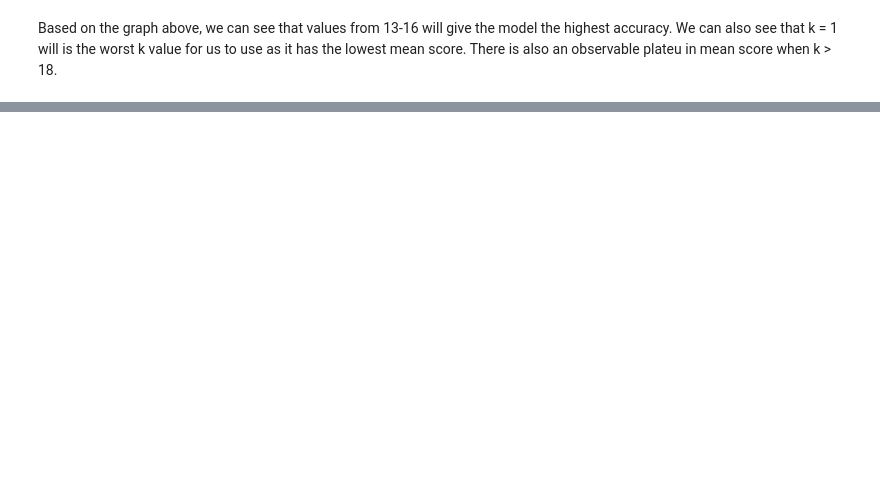
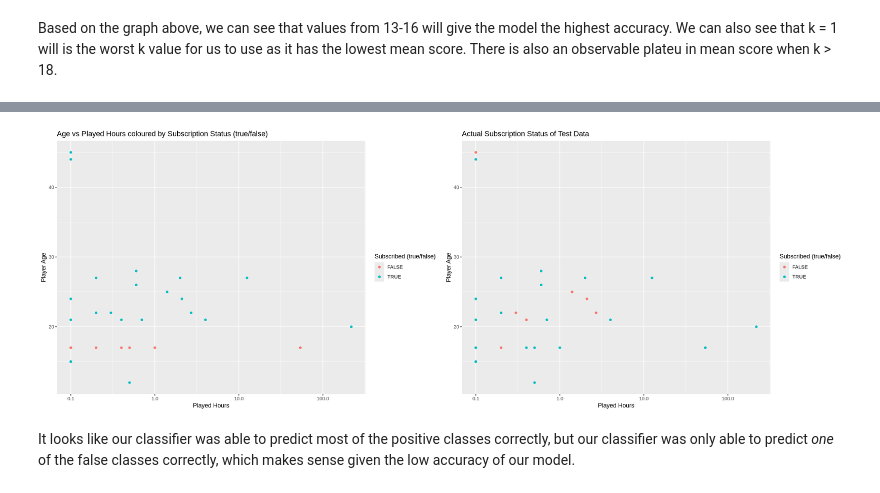
Before and after one commit to navis17/DSCI-100-Group-Project-Final-Report, a Jupyter notebook: Methods and Results.ipynb, the cells around one changed output, grey strips where cells are left out. Cells and saved outputs as stored; diff of their text form; code cells hidden in the pictures; blank space fills up the shorter version.

```diff
--- a/Methods and Results.ipynb
+++ b/Methods and Results.ipynb
@@ -231,0 +223,23 @@ Now that we know what the best value of k is, we can create our classifier model
+# %%
+final_spec <- nearest_neighbor(weight_func = "rectangular", neighbors = 13) |>
+    set_engine("kknn") |>
+    set_mode("classification")
+
+final_workflow <- workflow() |>
+    add_recipe(players_recipe) |>
+    add_model(final_spec) |>
+    fit(data = players_train)
+
+
+predictions<- predict(final_workflow, players_test) |>
+bind_cols(players_test)
+predictions
+
+options(repr.plot.width = 9, repr.plot.height = 7)
+
+predictions_plot<- ggplot(predictions, aes(x = played_hours, y = Age, color = .pred_class)) +
+geom_point() +
+labs(x = "Played Hours", y = "Player Age", color = "Subscribed (true/false)") +
+scale_x_log10() +
+ggtitle("Age vs Played Hours coloured by Subscription Status (true/false)")
+predictions_plot
@@ -231,0 +314,17 @@ Now that we know what the best value of k is, we can create our classifier model
+# %%
+
+options(repr.plot.width = 20, repr.plot.height = 7)
+
+true_test_plot<- players_test |>
+ggplot(aes(x = played_hours, y = Age, color = subscribe)) +
+geom_point() + scale_x_log10() +
+labs(x = "Played Hours", y = "Player Age", color = "Subscribed (true/false)")+
+ggtitle("Actual Subscription Status of Test Data")
+
+
+
+plot_grid(predictions_plot, true_test_plot)
+# %% [output]
+[figure, added]
+# %% [markdown]
+It looks like our classifier was able to predict most of the positive classes correctly, but our classifier was only able to predict *one* of the false classes correctly, which makes sense given the low accuracy of our model.
```
Also changed, not shown: parts of 21 cells of this notebook.
